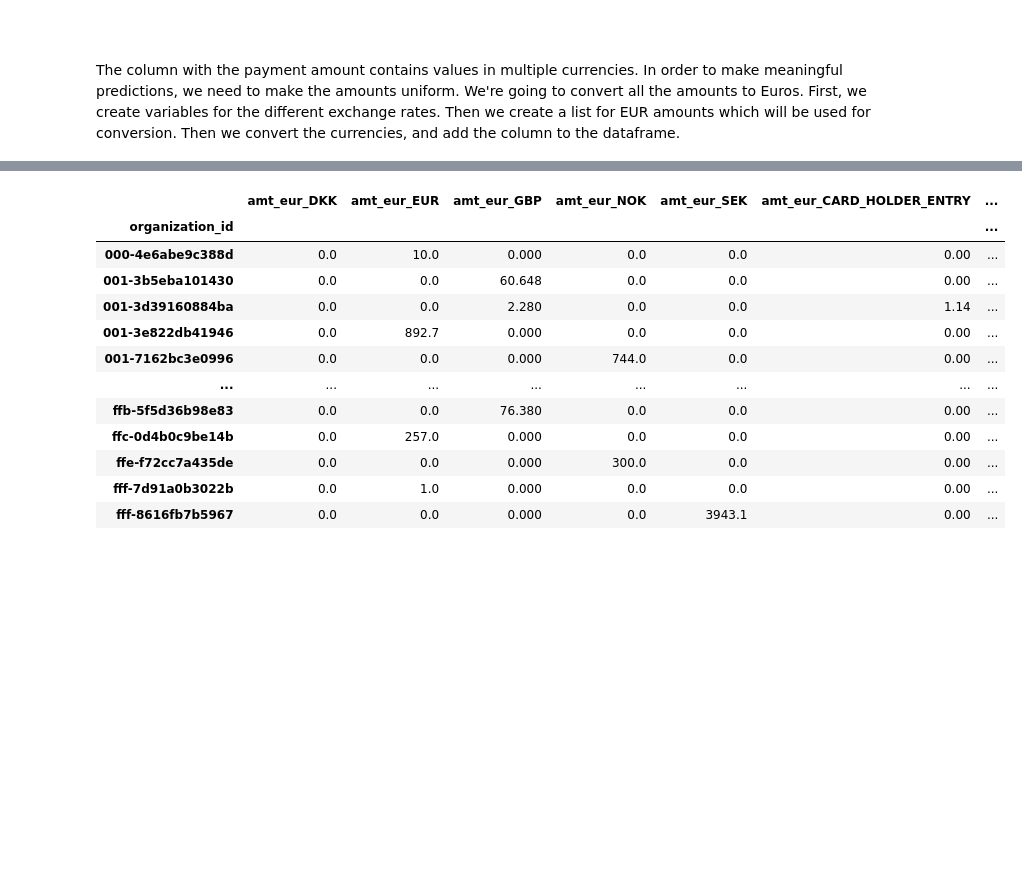
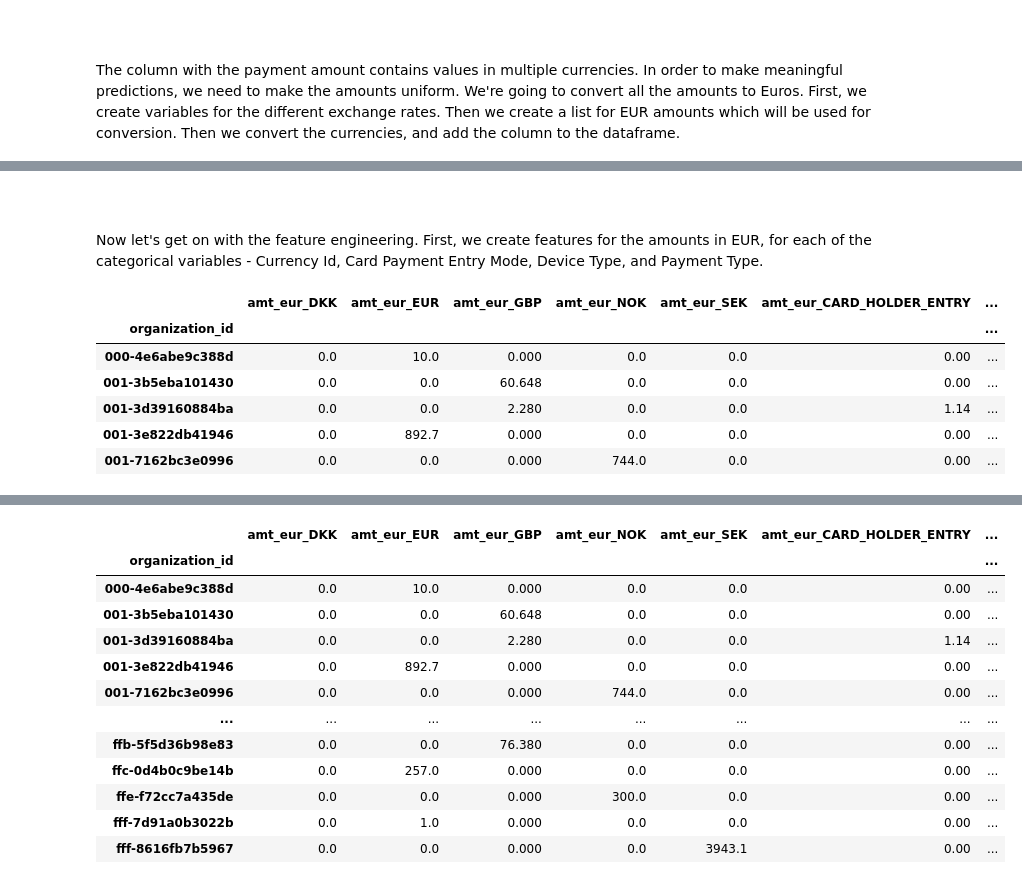
Before and after one commit to ssantic/iZettle-Homework, a Jupyter notebook: iZettle-Srdjan_Santic.ipynb, the cells around one changed output, grey strips where cells are left out. Drawn from its saved outputs; the diff is of its cells as text; code cells hidden in the pictures; blank space fills up the shorter version.

Commit message:
Write out comments in Markdown for feature engineering.

```diff
--- a/iZettle-Srdjan_Santic.ipynb
+++ b/iZettle-Srdjan_Santic.ipynb
@@ -129,3 +143,7 @@ monthly_cpv_df = monthly_cpv_df.iloc[:,0:3]
 # %%
 fourteen_days_df = master_df[master_df['organization_age'] <= 14]
+# %% [markdown]
+<br>
+<br>
+Now let's get on with the feature engineering. First, we create features for the amounts in EUR, for each of the categorical variables - Currency Id, Card Payment Entry Mode, Device Type, and Payment Type.
 # %%
@@ -142 +163,12 @@ amounts_df = pd.concat([amt_currency_df,
 amounts_df.columns = ['amt_eur_' + str(col) for col in amounts_df.columns]
+# %%
+# Take a look at the dataframe
+amounts_df.head(5)
+# %% [output]
+|  | amt_eur_DKK | amt_eur_EUR | amt_eur_GBP | amt_eur_NOK | amt_eur_SEK | amt_eur_CARD_HOLDER_ENTRY | ... |
+| organization_id |  |  |  |  |  |  | ... |
+| 000-4e6abe9c388d | 0.0 | 10.0 | 0.000 | 0.0 | 0.0 | 0.00 | ... |
+| 001-3b5eba101430 | 0.0 | 0.0 | 60.648 | 0.0 | 0.0 | 0.00 | ... |
+| 001-3d39160884ba | 0.0 | 0.0 | 2.280 | 0.0 | 0.0 | 1.14 | ... |
+| 001-3e822db41946 | 0.0 | 892.7 | 0.000 | 0.0 | 0.0 | 0.00 | ... |
+| 001-7162bc3e0996 | 0.0 | 0.0 | 0.000 | 744.0 | 0.0 | 0.00 | ... |
```
Also changed, not shown: parts of 15 cells of this notebook.
